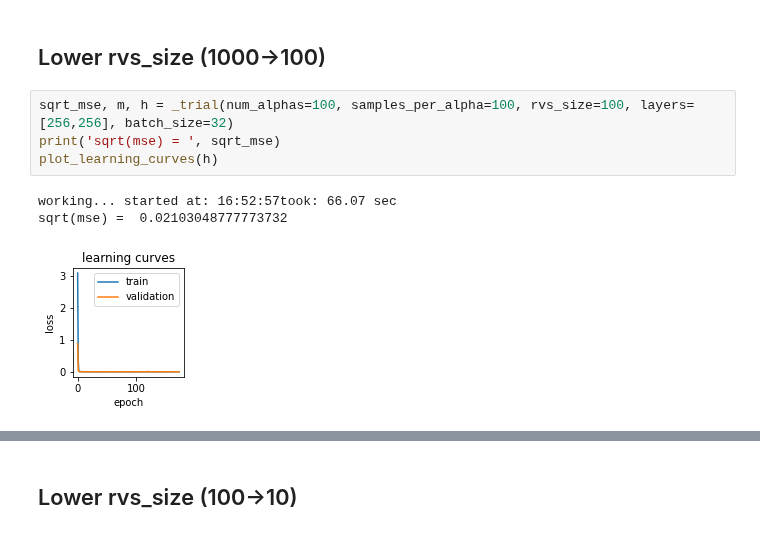
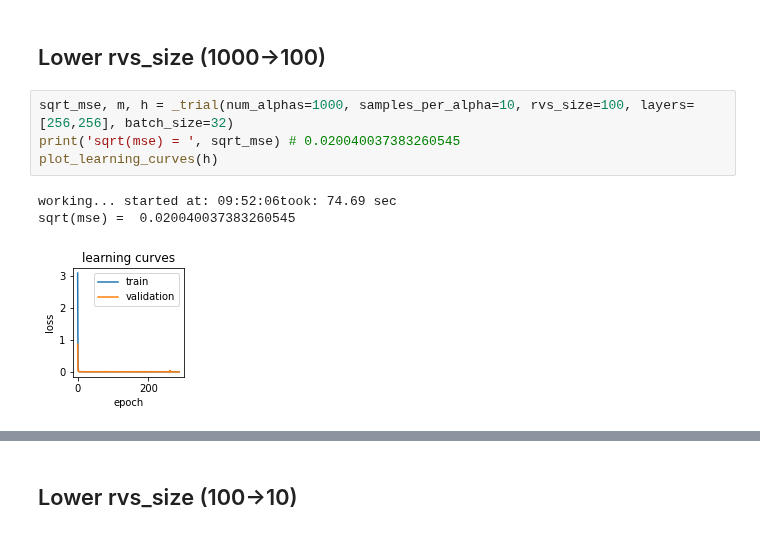
Before and after one commit to yossi-cohen/preferential-attachment, a Jupyter notebook: notebooks/yulesimon-dnn-trials.ipynb, the cells around one changed output, grey strips where cells are left out. Saved outputs shown, nothing was run; the diff lists cells and outputs as text.

```diff
--- a/notebooks/yulesimon-dnn-trials.ipynb
+++ b/notebooks/yulesimon-dnn-trials.ipynb
@@ -301,10 +320,10 @@ sqrt(mse) =  0.006939887527228205
 # %% [markdown]
 ## Lower rvs_size (1000->100)
 # %%
-sqrt_mse, m, h = _trial(num_alphas=100, samples_per_alpha=100, rvs_size=100, layers=[256,256], batch_size=32)
-print('sqrt(mse) = ', sqrt_mse)
+sqrt_mse, m, h = _trial(num_alphas=1000, samples_per_alpha=10, rvs_size=100, layers=[256,256], batch_size=32)
+print('sqrt(mse) = ', sqrt_mse) # 0.020040037383260545
 plot_learning_curves(h)
 # %% [output]
-working... started at: 16:52:57took: 66.07 sec
-sqrt(mse) =  0.02103048777773732
+working... started at: 09:52:06took: 74.69 sec
+sqrt(mse) =  0.020040037383260545
-[figure, old version]
+[figure, new version]
```
Also changed, not shown: parts of 17 cells of this notebook.
